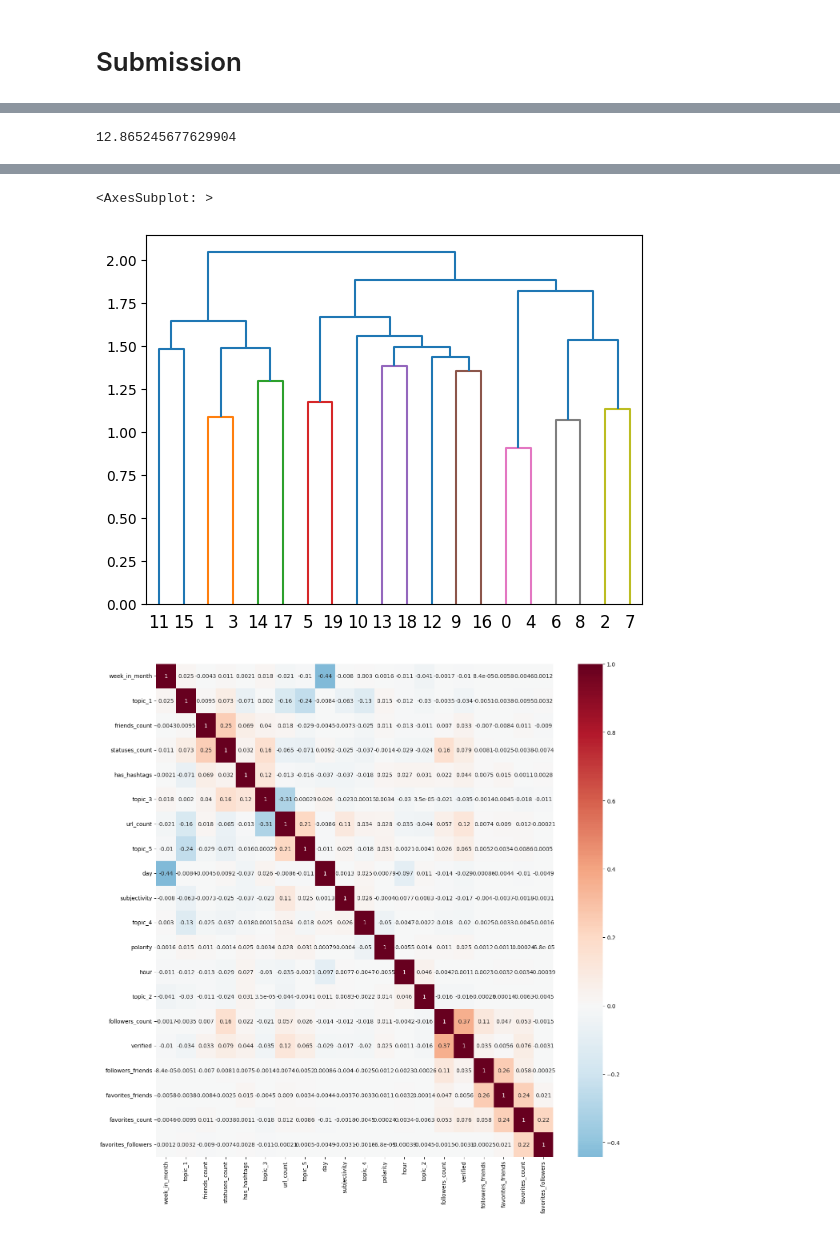
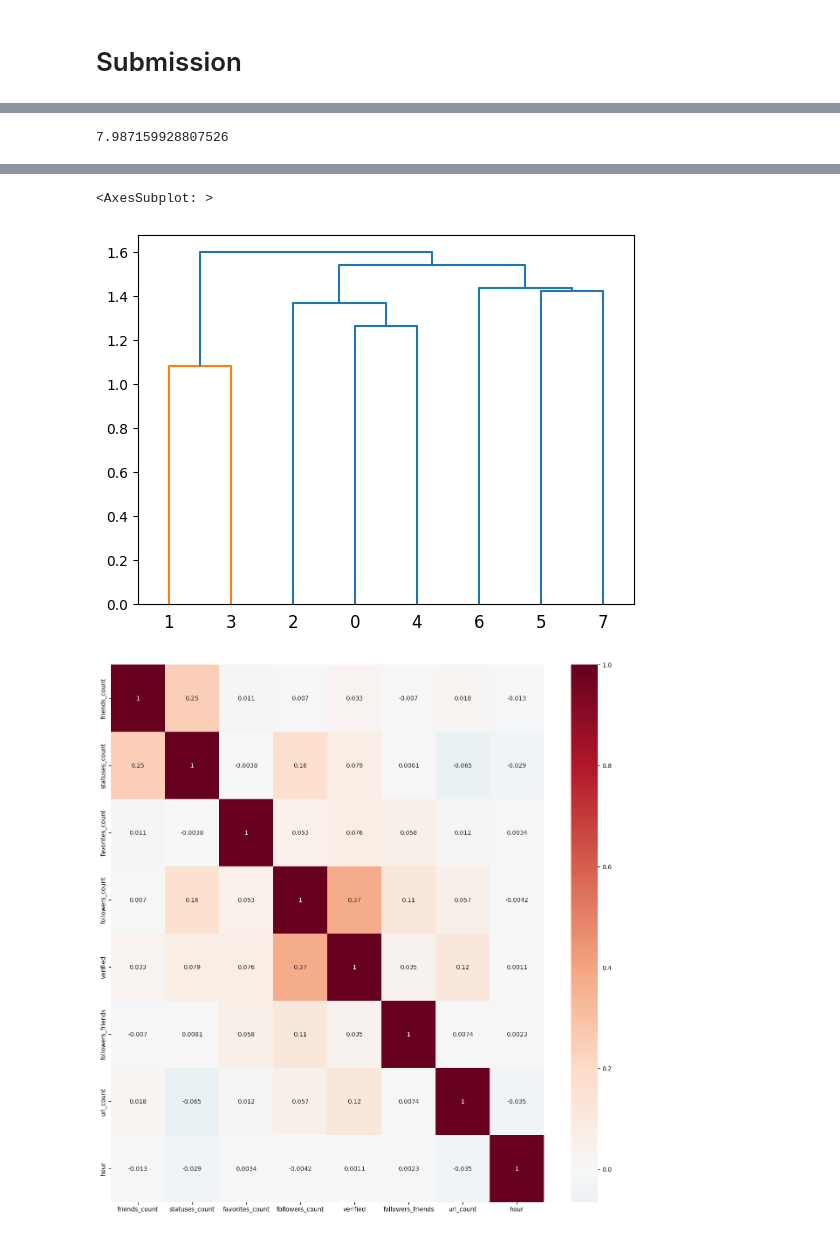
Before and after one commit to antoinegleisberg/INF554_kaggle, a Jupyter notebook: AutoMLModif.ipynb, the cells around one changed output, grey strips where cells are left out. Saved outputs shown, nothing was run; the diff lists cells and outputs as text; code cells hidden in the pictures.

```diff
--- a/AutoMLModif.ipynb
+++ b/AutoMLModif.ipynb
@@ -192,9 +191,9 @@ new_X_train = time_engineering(new_X_train)
 new_X_train = extract_topic(new_X_train)
 new_X_train = text_engineering(new_X_train)
 new_X_train = hashtags_engineering(new_X_train)
-#new_X_train = extract_cluster(new_X_train,['followers_count', 'friends_count', 'favorites_count', 'statuses_count','verified'])
+new_X_train = extract_cluster(new_X_train,['followers_count', 'friends_count', 'favorites_count', 'statuses_count','verified'])
 new_X_train = new_X_train.reindex(columns=col)
-new_X_train.head()
+new_X_train.drop(['topic_1','topic_2','topic_3','topic_4','topic_5'],axis=1).head()
 # %% [output]
 |  | TweetID | followers_count | friends_count | favorites_count | statuses_count | verified | url_count | ... |
 | 103289 | 909349 | 595 | 478 | 0 | 108881 | 0 | 0 | ... |
@@ -206,3 +204,5 @@ new_X_train.head()
+# %%
+remove=['TweetID', 'verified', 'url_count', 'week_in_month', 'day', 'polarity', 'subjectivity', 'has_hashtags', 'topic_2', 'topic_3', 'topic_4', 'topic_5']
 # %% [markdown]
 ## Flaml
 # %%
@@ -215,11 +215,11 @@ settings = {
     # 'roc_auc_ovo', 'log_loss', 'mape', 'f1', 'ap', 'ndcg', 'micro_f1', 'macro_f1'
     "task": 'regression',  # task type
     # ['lgbm', 'rf', 'xgboost', 'extra_tree', 'xgb_limitdepth']
-    'estimator_list': ['rf', 'extra_tree'],
+    'estimator_list': ['rf'],
     "seed": 7654321,    # random seed
 }
 
-automl.fit(new_X_train.drop(['TweetID'], axis=1), y_train, **settings)
+automl.fit(new_X_train.drop(remove, axis=1), y_train, **settings)
 # Print the best model
 print(automl.model.estimator)
 # %% [output]
@@ -277,23 +275,18 @@ from sklearn.neural_network import MLPRegressor
 from sklearn.linear_model import LinearRegression
 from sklearn.ensemble import RandomForestRegressor
 from xgboost import XGBRegressor
-model = XGBRegressor(base_score=0.5, booster='gbtree', colsample_bylevel=1.0,
-             colsample_bynode=1, colsample_bytree=1.0, enable_categorical=False,
-             gamma=0, gpu_id=-1, importance_type=None,
-             interaction_constraints='', learning_rate=0.052162320113681875,
-             max_delta_step=0, max_depth=8, min_child_weight=0.1063699762688744,
-             monotone_constraints='()', n_estimators=210,
-             n_jobs=-1, num_parallel_tree=1, predictor='auto', random_state=0,
-             reg_alpha=0.0009765625, reg_lambda=0.12350542443726754,
-             scale_pos_weight=1, subsample=0.9086898548301782,
-             tree_method='exact', use_label_encoder=False,
-             validate_parameters=1, verbosity=0)
-model.fit(new_X_train.drop(['TweetID'], axis=1), y_train)
-y_pred = model.predict(new_X_test.drop(
-    ['TweetID'], axis=1))
+from sklearn.ensemble import ExtraTreesRegressor
+#model = RandomForestRegressor(max_features=0.9894656081824227, max_leaf_nodes=1396,
+#                      n_estimators=6, n_jobs=-1, criterion='mae')
+model = RandomForestRegressor(max_features=0.9894656081824227, max_leaf_nodes=1085, n_estimators=7, n_jobs=-1, criterion='mae')
+
+model.fit(new_X_train.drop(remove, axis=1), y_train)
+y_pred = model.predict(new_X_test.drop(remove, axis=1))
+y_pred = [round(value) if value >= 0 else 0 for value in y_pred]
+
 print(mean_absolute_error(y_test, y_pred))
 # %% [output]
-12.865245677629904
+7.987159928807526
 # %%
 import seaborn as sbn
 from scipy.cluster import hierarchy
@@ -301,7 +294,7 @@ import matplotlib.pyplot as plt
 import seaborn as sns
 %matplotlib inline
 feature_importance = pd.DataFrame({'feature': new_X_train.drop(
-    ['TweetID'], axis=1).columns, 'importance': model.feature_importances_})
+    remove, axis=1).columns, 'importance': model.feature_importances_})
 plt.figure(figsize=(10, 10))
 sns.barplot(data=feature_importance.sort_values(
     by='importance', ascending=False), x='importance', y='feature')
@@ -312,7 +305,7 @@ plt.show()
 # plot correlation of features
 
 order = np.array(hierarchy.dendrogram(
-    hierarchy.ward(new_X_train.drop(['TweetID'], axis=1).corr()), no_plot=False)['ivl'], dtype="int")
+    hierarchy.ward(new_X_train.drop(remove, axis=1).corr()), no_plot=False)['ivl'], dtype="int")
 
 rearranged_cov = new_X_train.drop(
     ['TweetID'], axis=1).corr().iloc[order, order]
@@ -325,3 +318,3 @@ sbn.heatmap(rearranged_cov, annot=True, cmap="RdBu_r", center=0)
 <AxesSubplot: >
-[figure, old version]
+[figure, new version]
-[figure, old version]
+[figure, new version]
```
Also changed, not shown: parts of 18 cells of this notebook.
